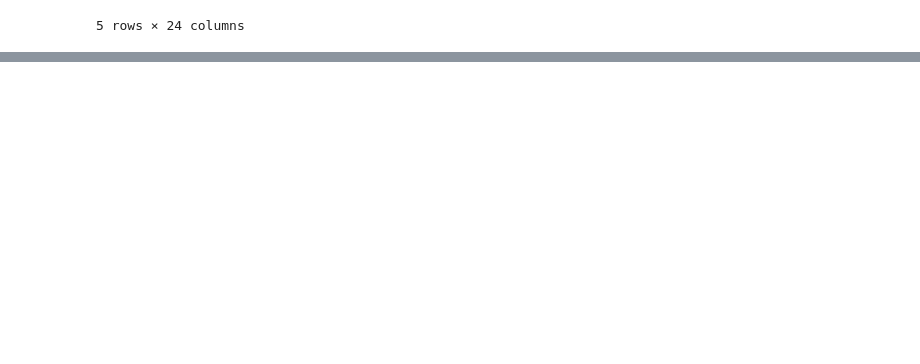
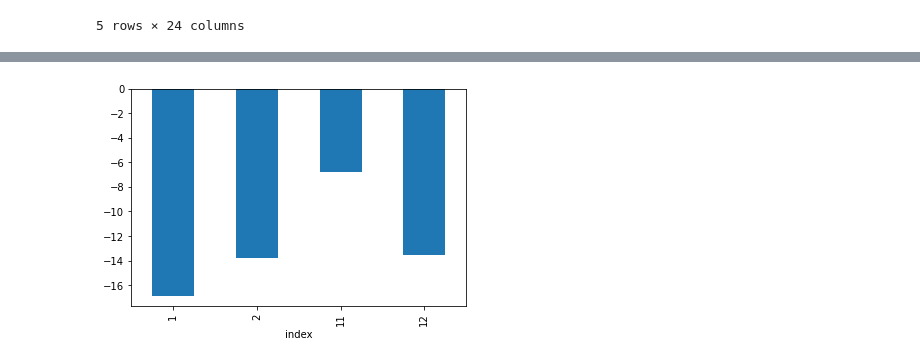
Before and after one commit to dimka11/coursework, a Jupyter notebook: NewData/data_base_example.ipynb, the cells around one changed output, grey strips where cells are left out. Drawn from its saved outputs; the diff is of its cells as text; code cells hidden in the pictures; blank space fills up the shorter version.

```diff
--- a/NewData/data_base_example.ipynb
+++ b/NewData/data_base_example.ipynb
@@ -79,0 +75,9 @@ pandas.core.series.Series
+# %%
+weather['index'] = pd.to_datetime(weather['index'], dayfirst=True)
+weather.index = weather['index']
+weather = weather.drop(columns=['index'])
+# %%
+weather.groupby(by=weather.index.month).mean().head()['T'].plot(kind='bar')
+plt.show()
+# %% [output]
+[figure, added]
```
Also changed, not shown: parts of 2 cells of this notebook, 2 other files.
